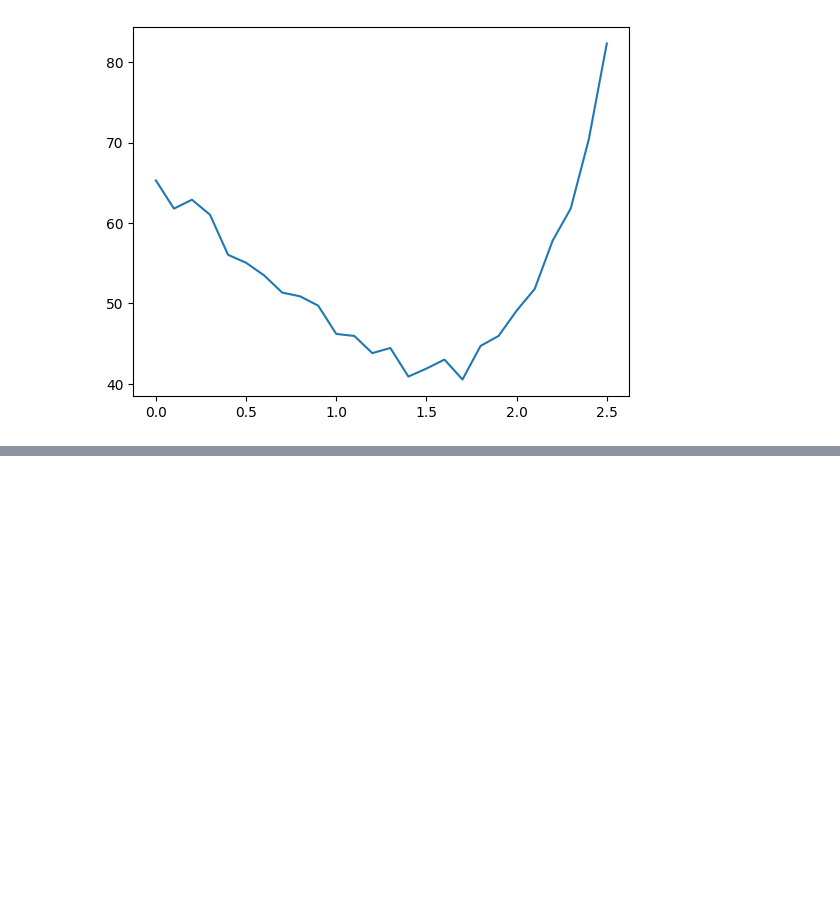
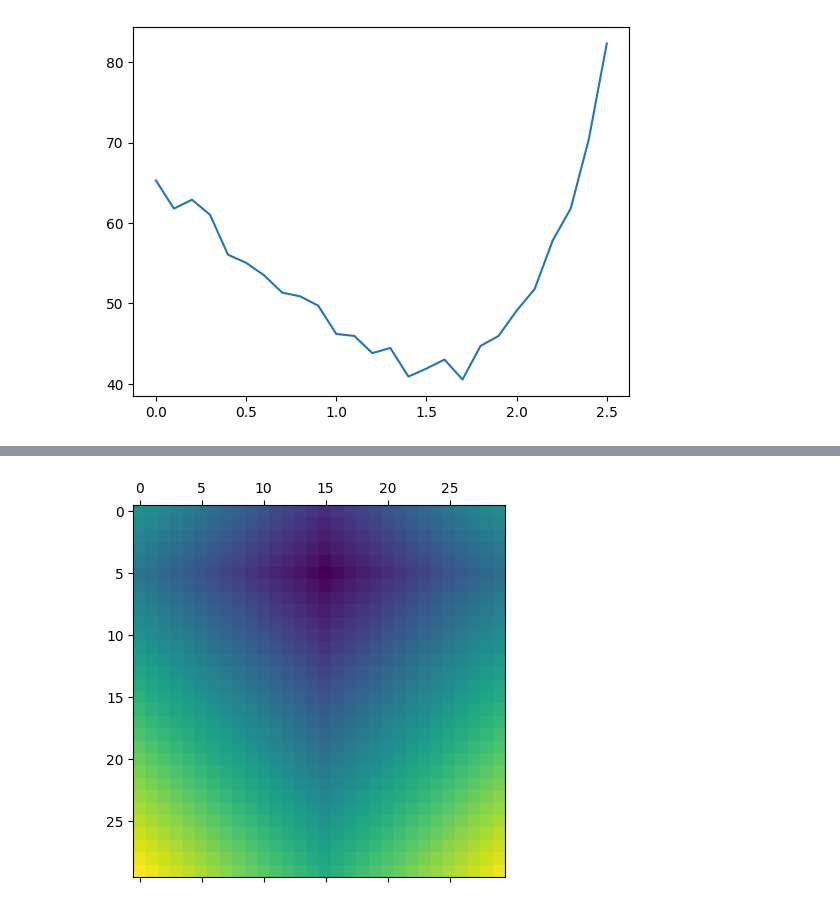
Before and after one commit to ricsi98/utvalasztas_verseny, a Jupyter notebook: baseline.ipynb, the cells around one changed output, grey strips where cells are left out. Cells and saved outputs as stored; diff of their text form; code cells hidden in the pictures; blank space fills up the shorter version.

```diff
--- a/baseline.ipynb
+++ b/baseline.ipynb
@@ -87,0 +110,6 @@ plt.plot(distances.keys(), [np.mean(distances[alpha]) for alpha in distances.key
+# %%
+_mtx = fast_distance_mtx(5,15)
+plt.matshow(_mtx)
+cnt = Counter(_mtx.flatten().astype(int).tolist())
+# %% [output]
+[figure, added]
```
Also changed, not shown: parts of 2 cells of this notebook.
